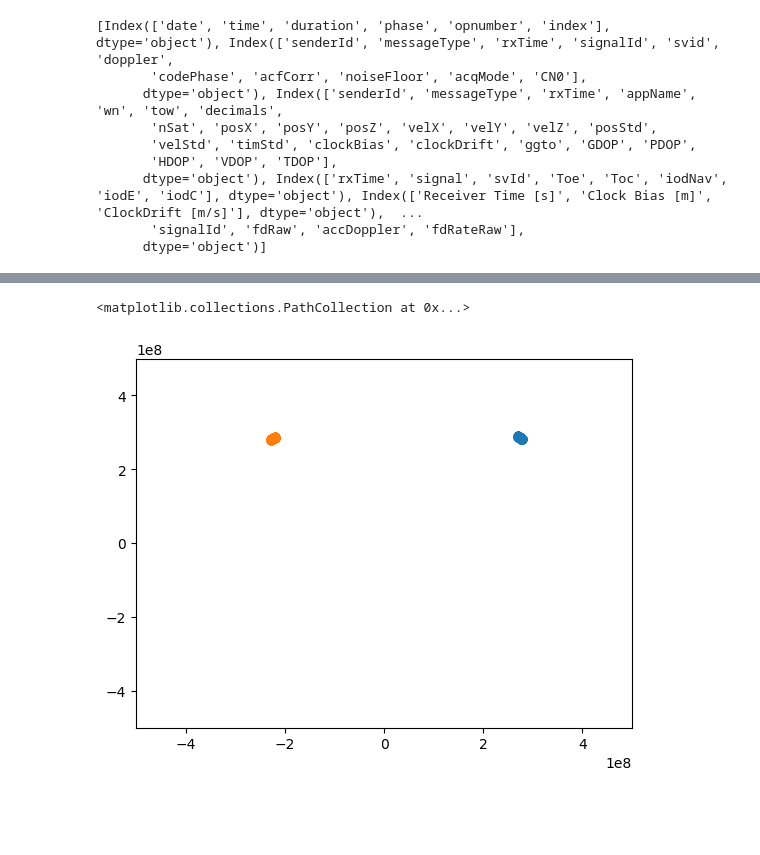
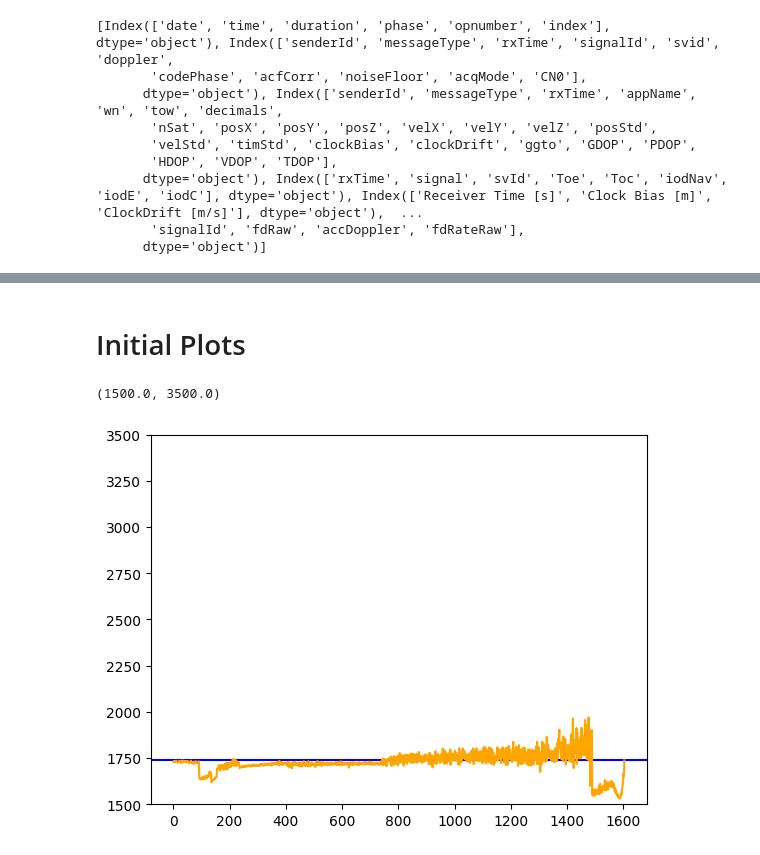
Before and after one commit to colin-skinner/AA-272-GPS-Final, a Jupyter notebook: project.ipynb, the cells around one changed output, grey strips where cells are left out. Saved outputs shown, nothing was run; the diff lists cells and outputs as text; code cells hidden in the pictures; blank space fills up the shorter version.

```diff
--- a/project.ipynb
+++ b/project.ipynb
@@ -67,4 +68,13 @@ print([lugre_df[0][i].columns for i in lugre_df[0].keys()])
       dtype='object'), Index(['rxTime', 'signal', 'svId', 'Toe', 'Toc', 'iodNav', 'iodE', 'iodC'], dtype='object'), Index(['Receiver Time [s]', 'Clock Bias [m]', 'ClockDrift [m/s]'], dtype='object'),  ...
        'signalId', 'fdRaw', 'accDoppler', 'fdRateRaw'],
       dtype='object')]
+# %%
+dataset_id = 1
+dataset = lugre_df[dataset_id]
+nav = dataset["nav"]
+
+# nav = pd.concat([df["nav"] for df in lugre_df])
+
+# rover ECEF in meters -> convert to km
+rx_ecef_km = nav[["posX", "posY", "posZ"]].to_numpy() / 1000.0
 # %% [markdown]
@@ -122,10 +81,0 @@ TAI End time:           1426200668.436493
-# %%
-# ECEF Position
-rx_ecef = dataset['nav'][["posX", "posY", "posZ"]].to_numpy()
-rxTime_nav = dataset['nav']["rxTime"]
-rxTime_nav_tai: np.ndarray = np.zeros_like(rxTime_nav)
-rxTime_nav_utc: list[datetime] = []
-for i, t in enumerate(rxTime_nav):
-    rxTime_nav_tai[i] = pnt.gps2tai(t)
-
-    rxTime_nav_utc.append( glp.gps_millis_to_datetime(t * 1000) )
@@ -253 +82,4 @@ print(moon_ecef_km)   # plottable (N×3)
+# %%
+gps_time_s = nav["rxTime"].to_numpy()
+utc_times = [ glp.gps_millis_to_datetime(t*1000) for t in gps_time_s ]
 # %% [markdown]
@@ -307,10 +87,27 @@ plt.plot(moon_ecef_km[:,0])
-# %%
-plt.scatter(rx_ecef[:,0], rx_ecef[:,1])
-plt.xlim(-5e8, 5e8)
-plt.ylim(-5e8, 5e8)
-plt.scatter(moon_ecef_m[:,0], moon_ecef_m[:,1])
-# plt.plot(moon_orbit[:,0]*1000, moon_orbit[:,1]*1000)
-# plt.plot(new_full_moon[:,0]*1000, new_full_moon[:,1]*1000)
-# %% [output]
-<matplotlib.collections.PathCollection at 0x...>
-[figure, removed]
+# %%
+# Time for Astropy
+t_ast = Time(utc_times, scale='utc')
+
+# GCRS to ITRS (ECEF)
+moon_gcrs = get_body("moon", t_ast)
+moon_itrs = moon_gcrs.transform_to(ITRS(obstime=t_ast))
+
+# Extract as km for plotting
+moon_ecef_km = np.column_stack([
+    moon_itrs.x.to(u.km).value,
+    moon_itrs.y.to(u.km).value,
+    moon_itrs.z.to(u.km).value
+])
+# %% [markdown]
+# Initial Plots
+# %%
+# Moon radius check
+distances = rx_ecef_km - moon_ecef_km
+distances = np.apply_along_axis(np.linalg.norm, 1, distances)
+# print(distances)
+plt.axhline( 1.7374e3, color='b')
+plt.plot(distances, color='orange')
+plt.ylim(1.5e3,3.5e3)
+# %% [output]
+(1500.0, 3500.0)
+[figure, added]
```
Also changed, not shown: parts of 24 cells of this notebook.
